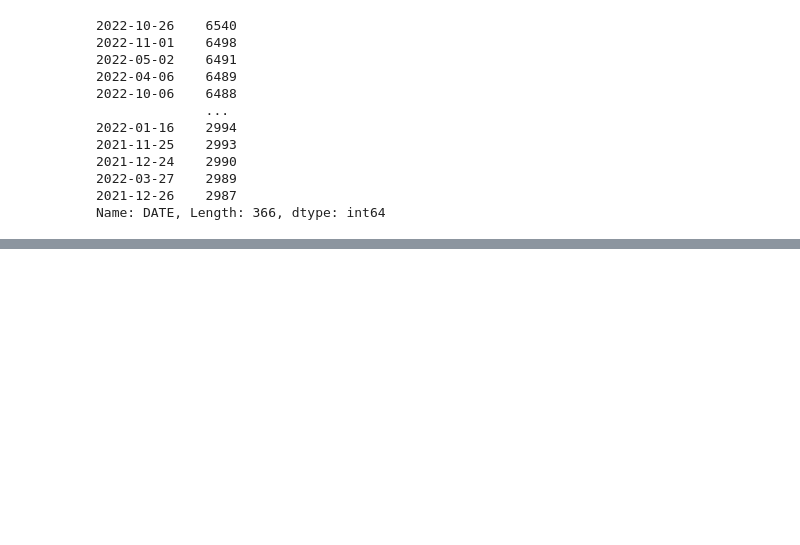
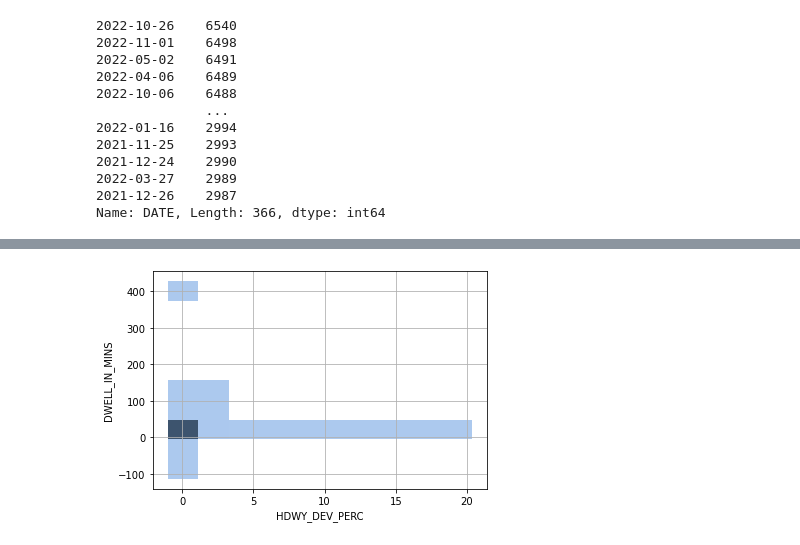
Before and after one commit to NSS-Data-Analytics-Cohort-7/wego-python-bit-my_finger, a Jupyter notebook: notebook/wego_preston_notebook.ipynb, the cells around one changed output, grey strips where cells are left out. Cells and saved outputs as stored; diff of their text form; code cells hidden in the pictures; blank space fills up the shorter version.

```diff
--- a/notebook/wego_preston_notebook.ipynb
+++ b/notebook/wego_preston_notebook.ipynb
@@ -792,0 +824,6 @@ wego_layover_stop2_drop.corr()
+# %%
+sns.histplot(data = wego_layover_stop1, x='HDWY_DEV_PERC',
+             y='DWELL_IN_MINS', kde=True, bins=10)
+plt.grid();
+# %% [output]
+[figure, added]
```
Also changed, not shown: parts of 41 cells of this notebook.
